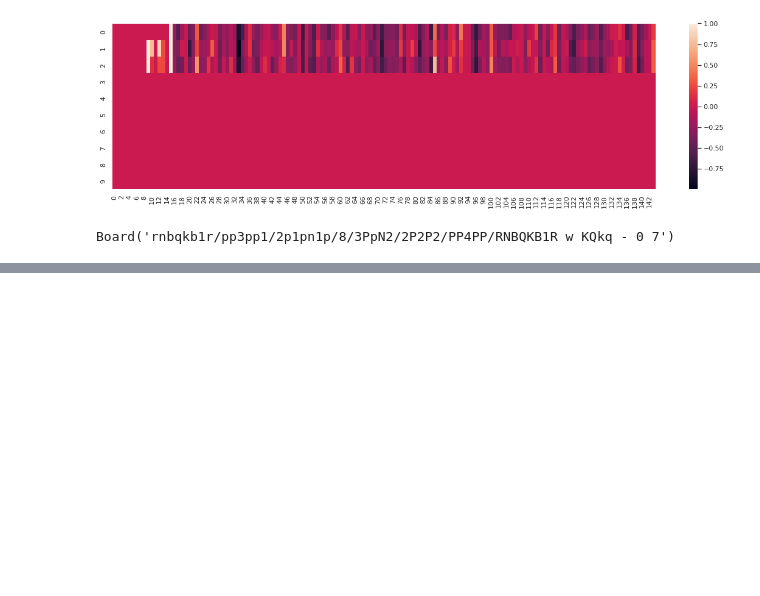
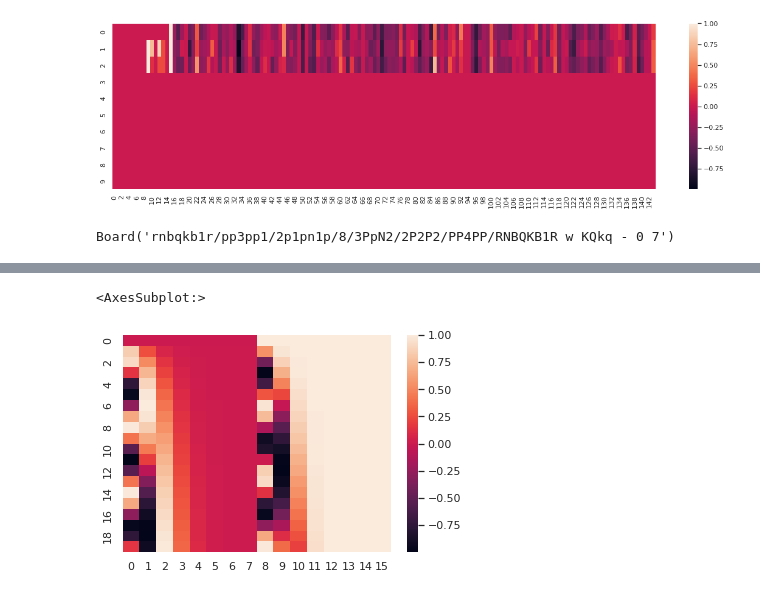
Before and after one commit to justinsvegliato/meta-level-reinforcement-learning, a Jupyter notebook: Chess Env.ipynb, the cells around one changed output, grey strips where cells are left out. Drawn from its saved outputs; the diff is of its cells as text; code cells hidden in the pictures; blank space fills up the shorter version.

```diff
--- a/Chess Env.ipynb
+++ b/Chess Env.ipynb
@@ -209,0 +314,2 @@ Board('rnbqkb1r/pp3pp1/2p1pn1p/8/3PpN2/2P2P2/PP4PP/RNBQKB1R w KQkq - 0 7')
+# %%
+position_embedding = RelativePositionEmbedding(hidden_size=16)
@@ -209,0 +333,5 @@ Board('rnbqkb1r/pp3pp1/2p1pn1p/8/3PpN2/2P2P2/PP4PP/RNBQKB1R w KQkq - 0 7')
+# %%
+sns.heatmap(position_embedding(tf.ones((1, 20))))
+# %% [output]
+<AxesSubplot:>
+[figure, added]
```
Also changed, not shown: parts of 15 cells of this notebook, 11 other files.
